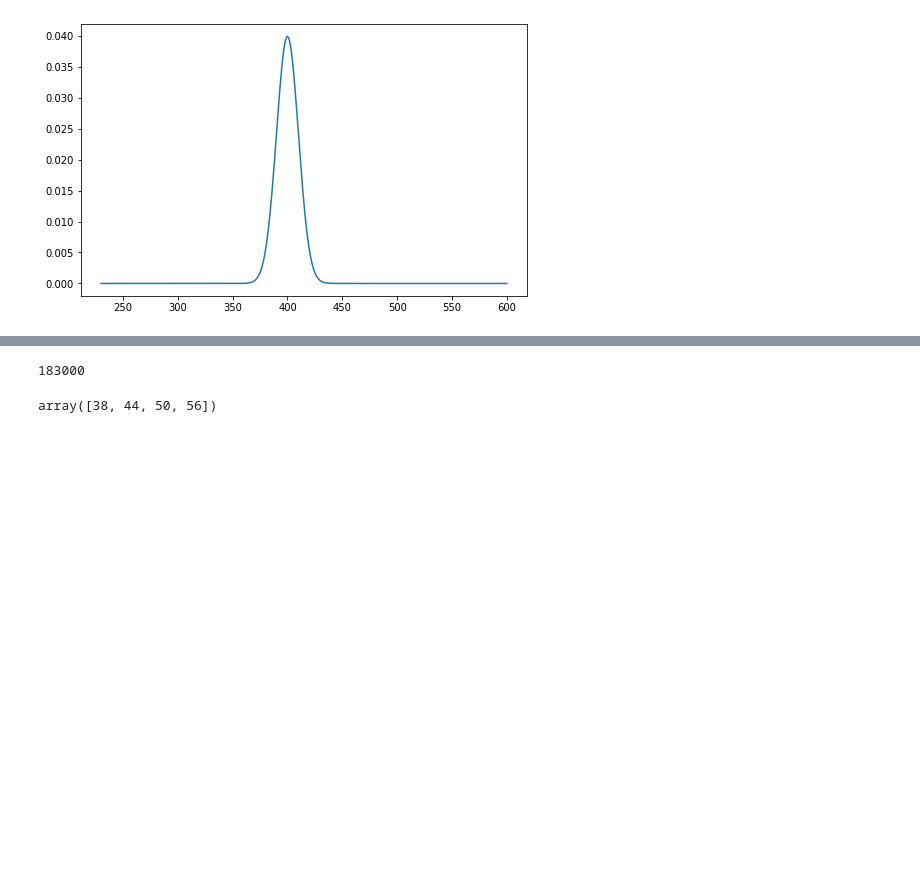
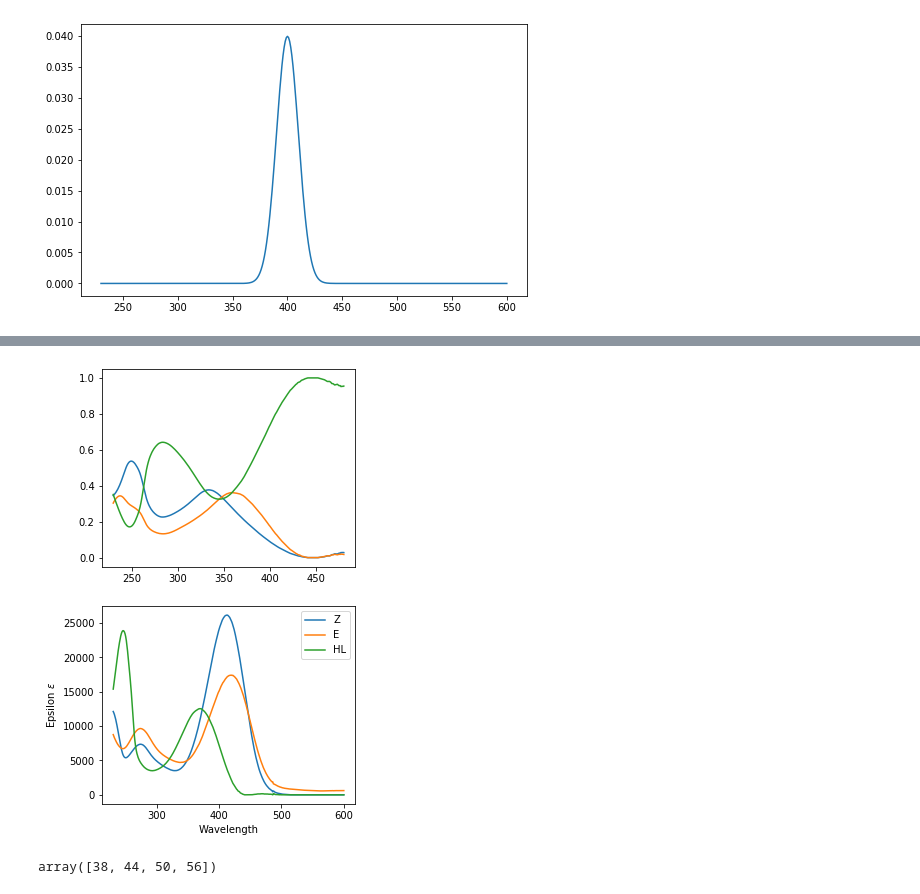
Before and after one commit to dmadea/Jupyter-Tutorials, a Jupyter notebook: Photoreaction kinetics/Simulation-general.ipynb, the cells around one changed output, grey strips where cells are left out. Drawn from its saved outputs; the diff is of its cells as text; code cells hidden in the pictures; blank space fills up the shorter version.

```diff
--- a/Photoreaction kinetics/Simulation-general.ipynb
+++ b/Photoreaction kinetics/Simulation-general.ipynb
@@ -324,7 +443,27 @@ rank: 3
-# %%
-D.shape[0] * D.shape[1]
-# %% [output]
-183000
+# %%
+from scipy.linalg import null_space
+
+output = np.zeros((wavelengths.shape[0], ST.shape[0]))
+
+for i in range(wavelengths.shape[0]):
+    output[i] = null_space(K[i] * ST[:, i])[:, 0]
+
+
+c_eq = output / output.sum(axis=1, keepdims=True)
+
+plt.rcParams['figure.figsize'] = [10, 8]
+plt.subplot(2, 2, 1)
+plt.plot(wavelengths[:-120], c_eq[:-120])
+
+plt.subplot(2, 2, 3)
+for i in range(n):
+    plt.plot(wavelengths, ST[i], label=names[i])
+plt.xlabel('Wavelength')
+plt.ylabel('Epsilon $\epsilon$')
+plt.legend()
+plt.show()
+# %% [output]
+[figure, added]
 # %%
 A = np.asarray([1, 2, 3])
 # %%
```
Also changed, not shown: parts of 8 cells of this notebook.
